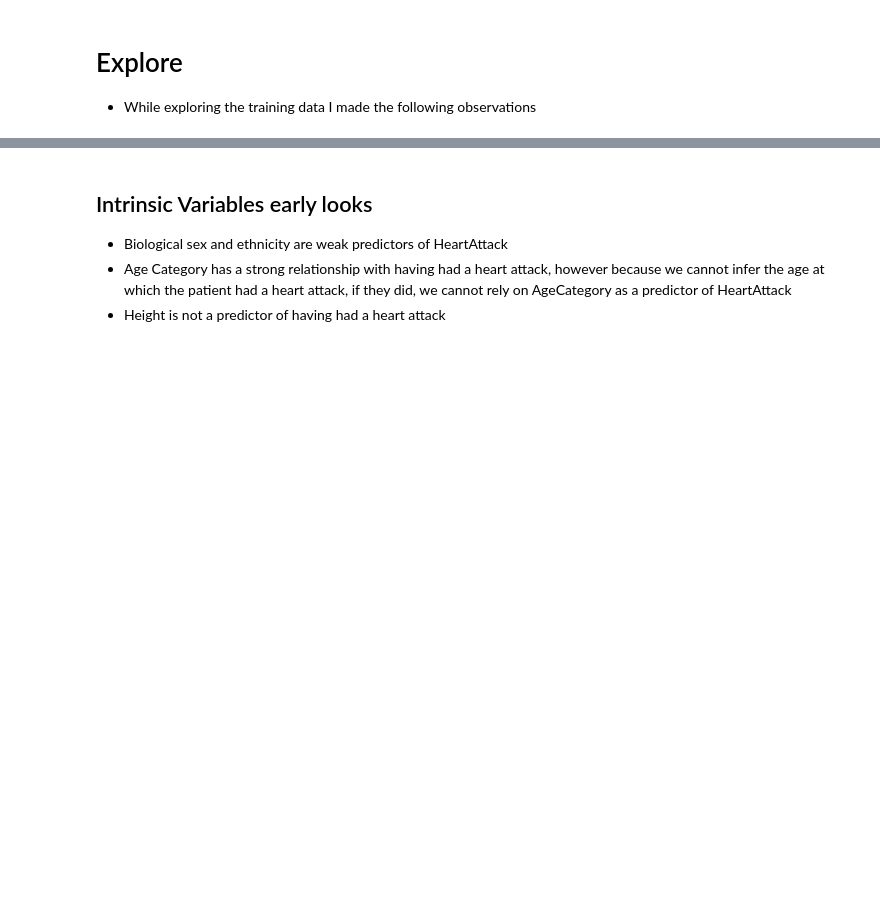
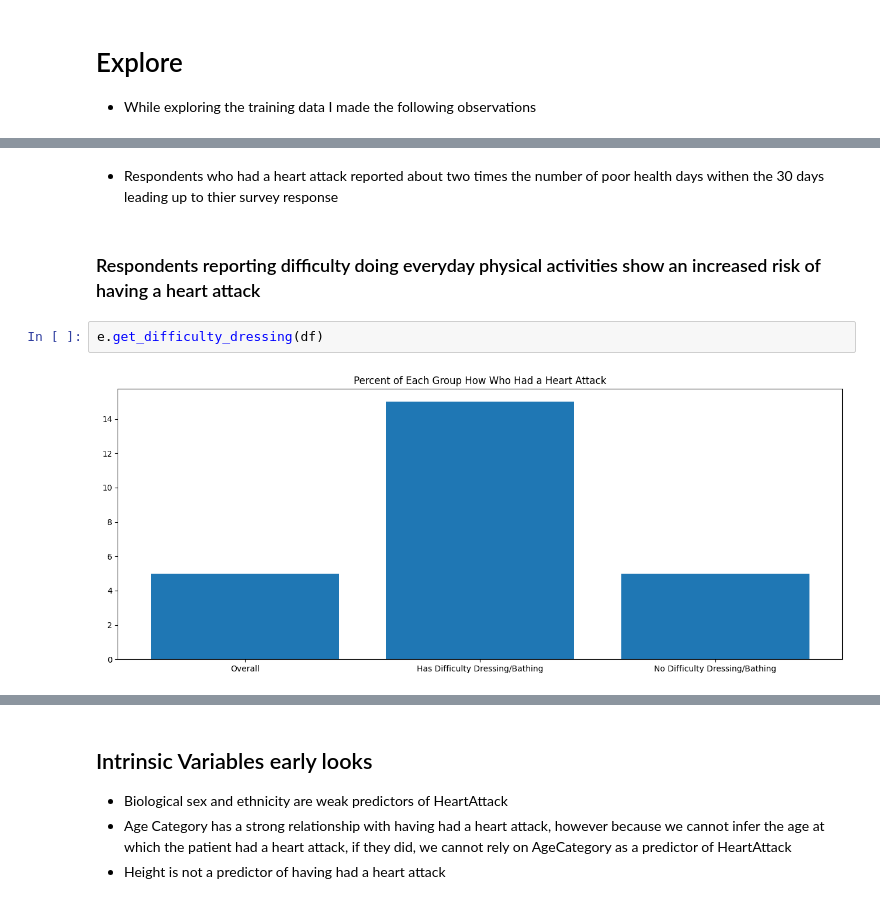
Before and after one commit to Johndsalas/Predicting_Heart_Disease, a Jupyter notebook: main.ipynb, the cells around one changed output, grey strips where cells are left out. Drawn from its saved outputs; the diff is of its cells as text; blank space fills up the shorter version.

```diff
--- a/main.ipynb
+++ b/main.ipynb
@@ -61,0 +66,8 @@ gc.get_chart(train, 'GeneralHealth', 'HadHeartAttack', 'Yes', 'Percent of Catego
+# %% [markdown]
+* Respondents who had a heart attack reported about two times the number of poor health days withen the 30 days leading up to thier survey response
+# %% [markdown]
+### Respondents reporting difficulty doing everyday physical activities show an increased risk of having a heart attack
+# %%
+e.get_difficulty_dressing(df)
+# %% [output]
+[figure, added]
```
Also changed, not shown: parts of 18 cells of this notebook, 1 other file.
